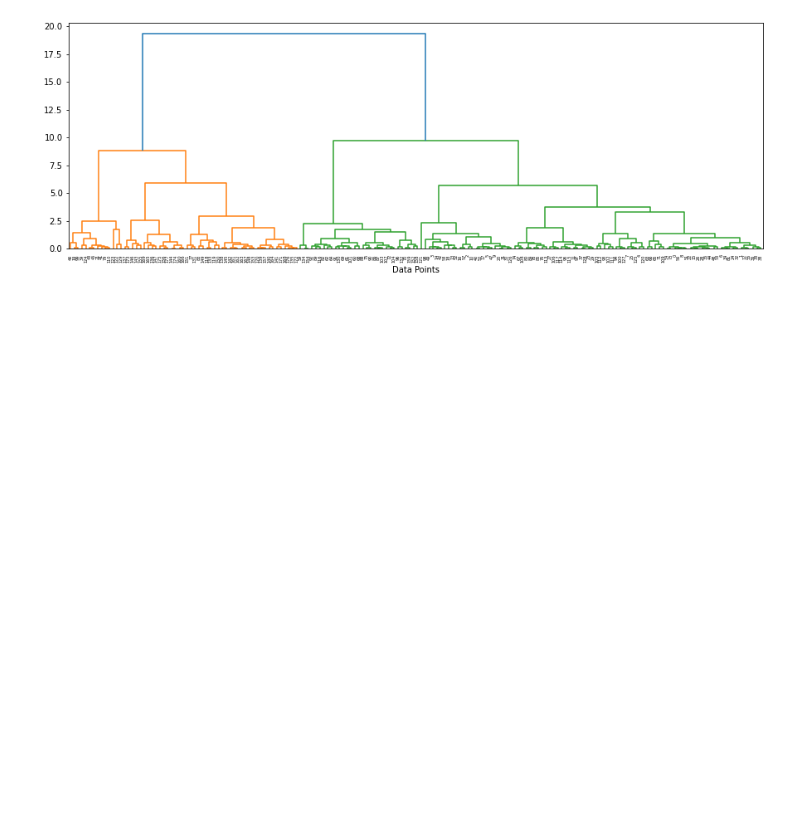
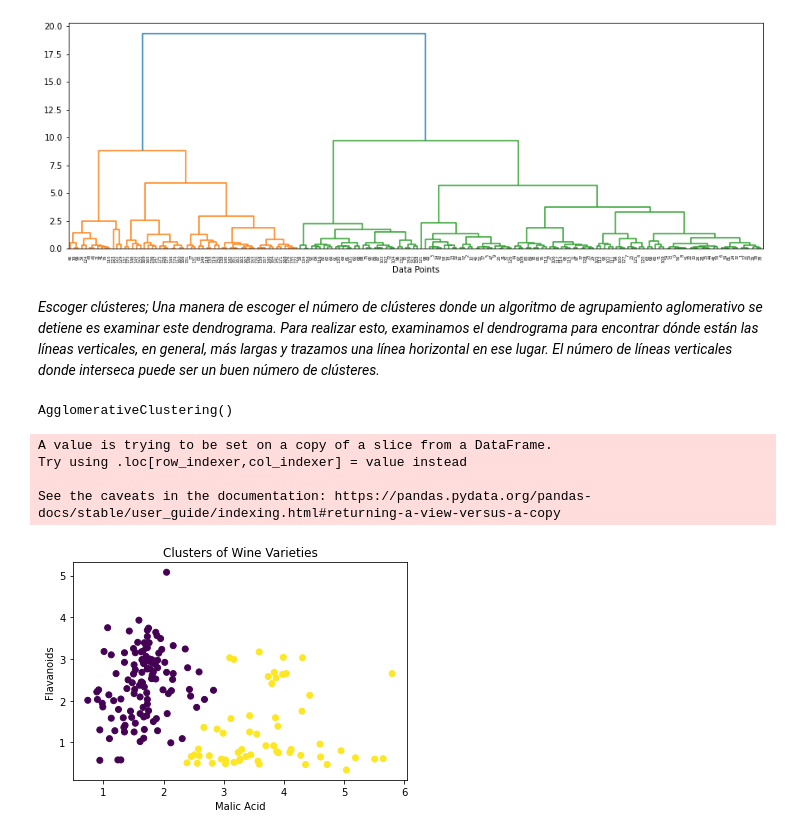
Before and after one commit to Jorge2018/DataScience2022-2, a Jupyter notebook: Script_agrupamientoJerarquico.ipynb, the cells around one changed output. Saved outputs shown, nothing was run; the diff lists cells and outputs as text; code cells hidden in the pictures; blank space fills up the shorter version.

```diff
--- a/Script_agrupamientoJerarquico.ipynb
+++ b/Script_agrupamientoJerarquico.ipynb
@@ -39,3 +39,26 @@ sch.dendrogram(sch.linkage(scaled_df, method = 'ward'))
 plt.xlabel('Data Points');
 # %% [output]
 [figure]
+# %% [markdown]
+*Escoger clústeres;
+Una manera de escoger el número de clústeres donde un algoritmo de agrupamiento aglomerativo se detiene es examinar este dendrograma. Para realizar esto, examinamos el dendrograma para encontrar dónde están las líneas verticales, en general, más largas y trazamos una línea horizontal en ese lugar. El número de líneas verticales donde interseca puede ser un buen número de clústeres.*
+# %%
+# Instantiate clustering
+hc = AgglomerativeClustering(n_clusters = 2)
+hc.fit(scaled_df)
+# %% [output]
+AgglomerativeClustering()
+# %%
+# Save the cluster lables to the dataframe
+df['cluster'] = hc.labels_
+# Visualize the clusters
+plt.scatter(df['Malic Acid'], df['Flavanoids'], c = df['cluster'])
+plt.xlabel('Malic Acid')
+plt.ylabel('Flavanoids')
+plt.title('Clusters of Wine Varieties');
+# %% [output]
+A value is trying to be set on a copy of a slice from a DataFrame.
+Try using .loc[row_indexer,col_indexer] = value instead
+
+See the caveats in the documentation: https://pandas.pydata.org/pandas-docs/stable/user_guide/indexing.html#returning-a-view-versus-a-copy
+[figure, added]
```
Also changed, not shown: parts of 1 cell of this notebook.
